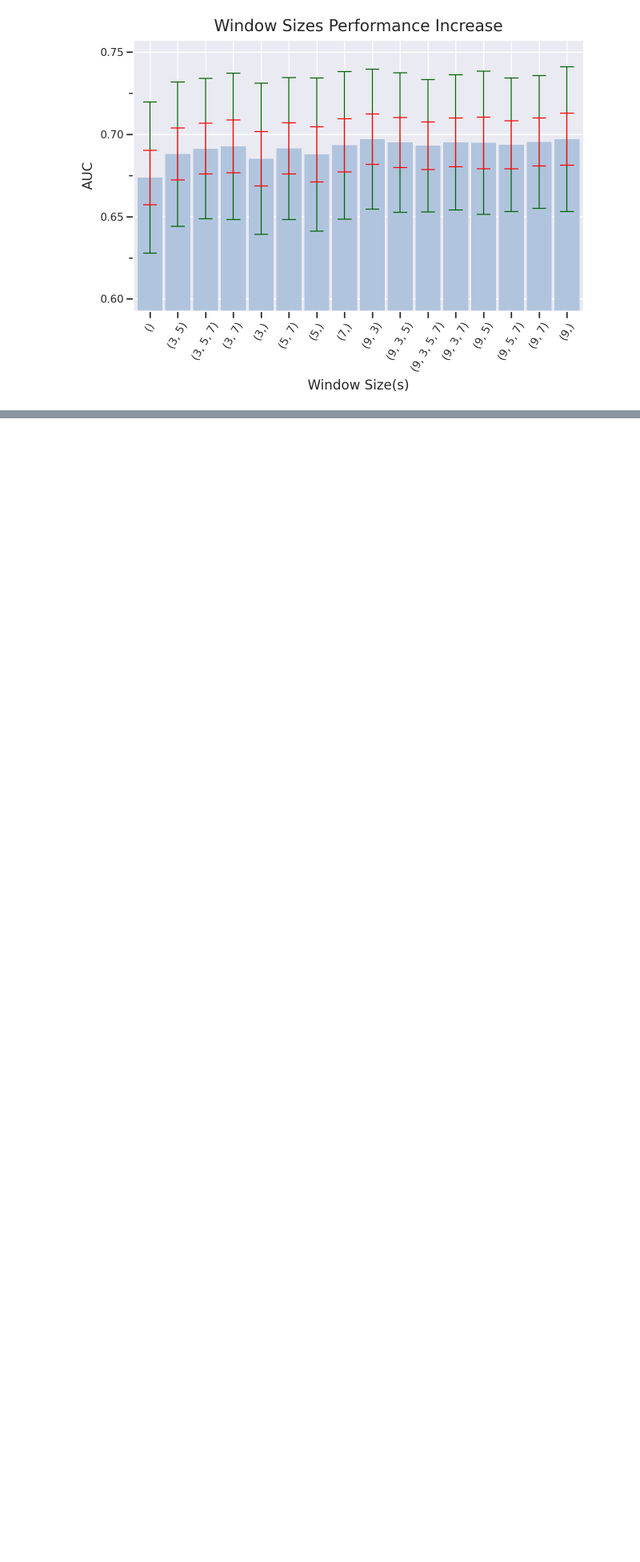
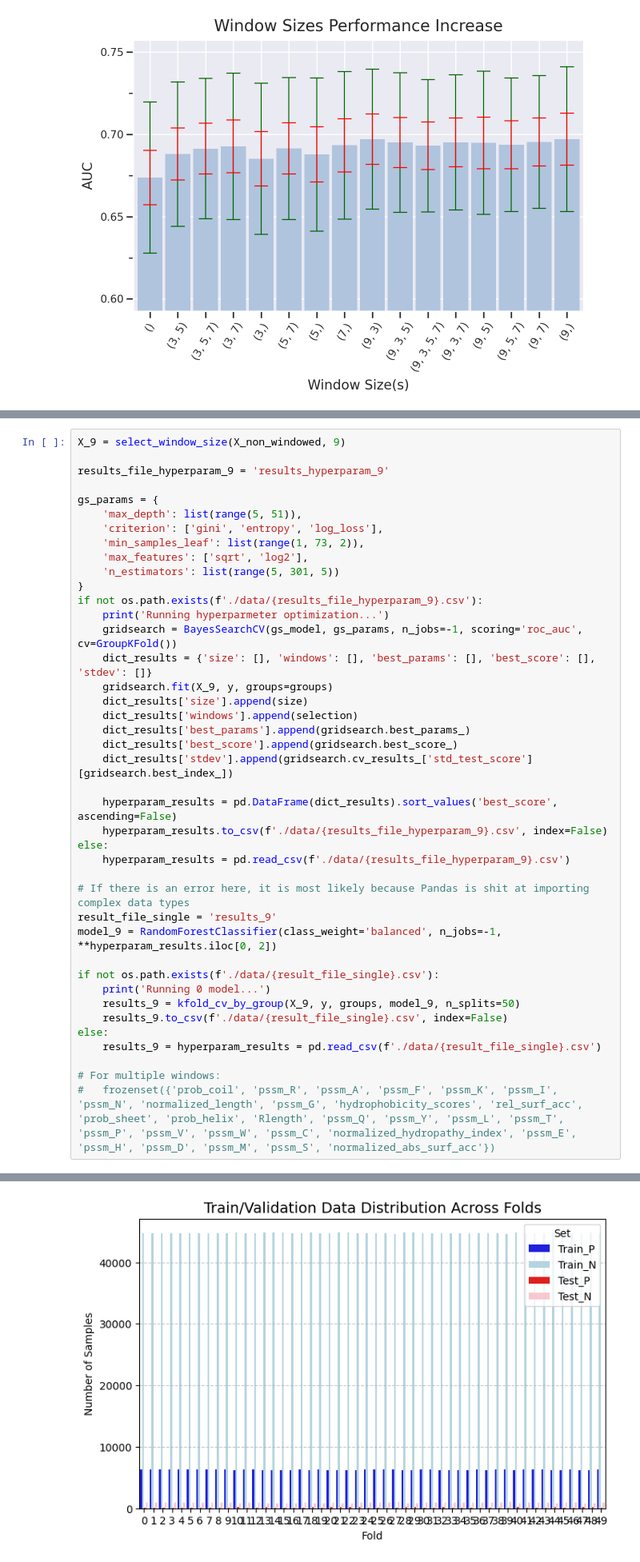
Before and after one commit to LuminousCodeGH/scientific-machine-learning-project, a Jupyter notebook: random_forest_window_experiment.ipynb, the cells around one changed output, grey strips where cells are left out. Shown at 80% size. Drawn from its saved outputs; the diff is of its cells as text; blank space fills up the shorter version.

```diff
--- a/random_forest_window_experiment.ipynb
+++ b/random_forest_window_experiment.ipynb
@@ -240,3 +247,45 @@ else:
 # %% [output]
 OrderedDict({'criterion': 'gini', 'max_depth': 29, 'max_features': 'log2', 'min_samples_leaf': 67, 'n_estimators': 285})
 OrderedDict({'criterion': 'gini', 'max_depth': 45, 'max_features': 'log2', 'min_samples_leaf': 67, 'n_estimators': 300})
+# %%
+X_9 = select_window_size(X_non_windowed, 9)
+
+results_file_hyperparam_9 = 'results_hyperparam_9'
+
+gs_params = {
+    'max_depth': list(range(5, 51)),
+    'criterion': ['gini', 'entropy', 'log_loss'],
+    'min_samples_leaf': list(range(1, 73, 2)),
+    'max_features': ['sqrt', 'log2'],
+    'n_estimators': list(range(5, 301, 5))
+}
+if not os.path.exists(f'./data/{results_file_hyperparam_9}.csv'):
+	print('Running hyperparmeter optimization...')
+	gridsearch = BayesSearchCV(gs_model, gs_params, n_jobs=-1, scoring='roc_auc', cv=GroupKFold())
+	dict_results = {'size': [], 'windows': [], 'best_params': [], 'best_score': [], 'stdev': []}
+	gridsearch.fit(X_9, y, groups=groups)
+	dict_results['size'].append(size)
+	dict_results['windows'].append(selection)
+	dict_results['best_params'].append(gridsearch.best_params_)
+	dict_results['best_score'].append(gridsearch.best_score_)
+	dict_results['stdev'].append(gridsearch.cv_results_['std_test_score'][gridsearch.best_index_])
+
+	hyperparam_results = pd.DataFrame(dict_results).sort_values('best_score', ascending=False)
+	hyperparam_results.to_csv(f'./data/{results_file_hyperparam_9}.csv', index=False)
+else:
+	hyperparam_results = pd.read_csv(f'./data/{results_file_hyperparam_9}.csv')
+
+# If there is an error here, it is most likely because Pandas is shit at importing complex data types
+result_file_single = 'results_9'
+model_9 = RandomForestClassifier(class_weight='balanced', n_jobs=-1, **hyperparam_results.iloc[0, 2])
+
+if not os.path.exists(f'./data/{result_file_single}.csv'):
+	print('Running 0 model...')
+	results_9 = kfold_cv_by_group(X_9, y, groups, model_9, n_splits=50)
+	results_9.to_csv(f'./data/{result_file_single}.csv', index=False)
+else:
+	results_9 = hyperparam_results = pd.read_csv(f'./data/{result_file_single}.csv')
+
+# For multiple windows:
+# 	frozenset({'prob_coil', 'pssm_R', 'pssm_A', 'pssm_F', 'pssm_K', 'pssm_I', 'pssm_N', 'normalized_length', 'pssm_G', 'hydrophobicity_scores', 'rel_surf_acc', 'prob_sheet', 'prob_helix', 'Rlength', 'pssm_Q', 'pssm_Y', 'pssm_L', 'pssm_T', 'pssm_P', 'pssm_V', 'pssm_W', 'pssm_C', 'normalized_hydropathy_index', 'pssm_E', 'pssm_H', 'pssm_D', 'pssm_M', 'pssm_S', 'normalized_abs_surf_acc'})
+# %% [output]
@@ -243,3 +309,4 @@ OrderedDict({'criterion': 'gini', 'max_depth': 45, 'max_features': 'log2', 'min_
+[figure, added]
 # %%
 from plotnine import ggplot, aes, geom_bar, geom_errorbar, labs, theme_seaborn, ylim, facet_wrap, geom_density
 # Create density plot using plotnine
```
Also changed, not shown: parts of 7 cells of this notebook, 2 other files.
